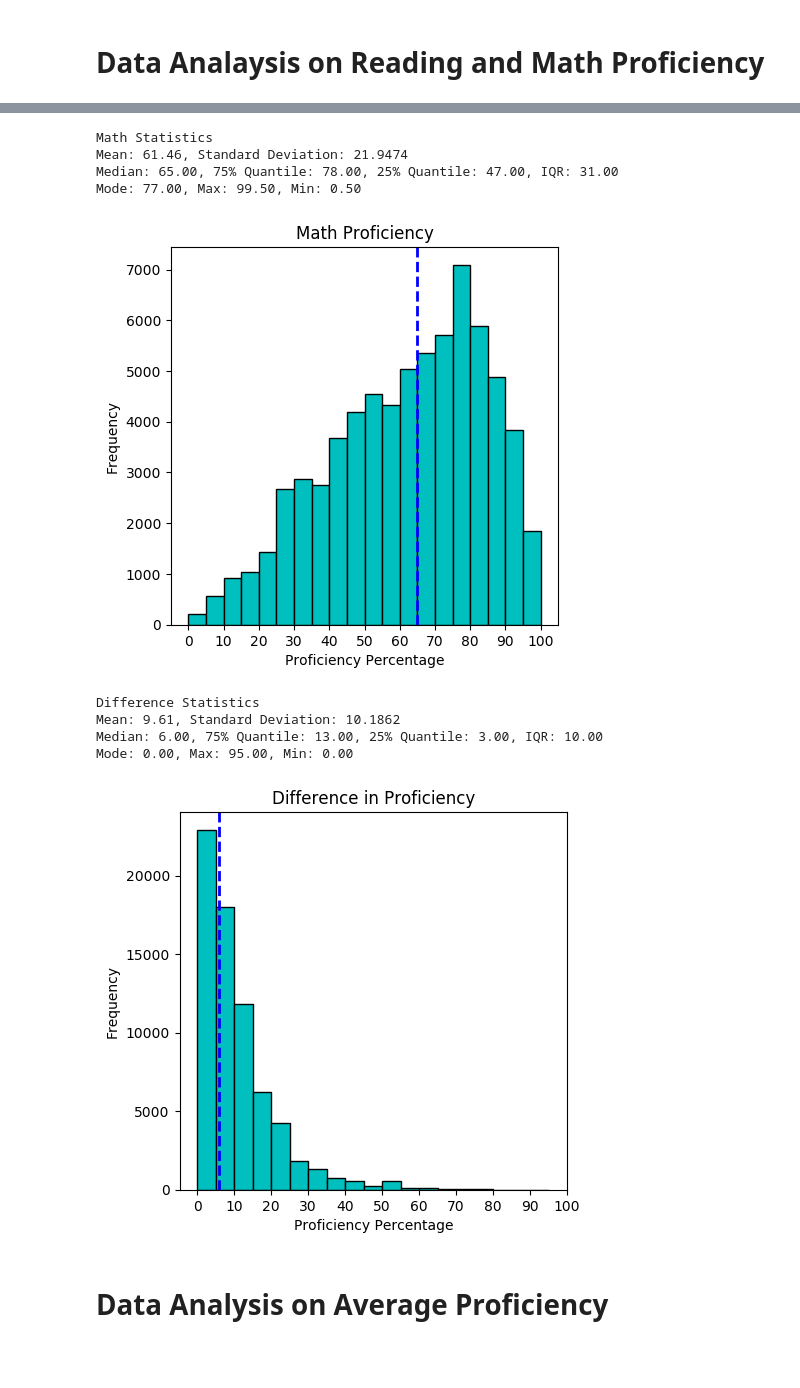
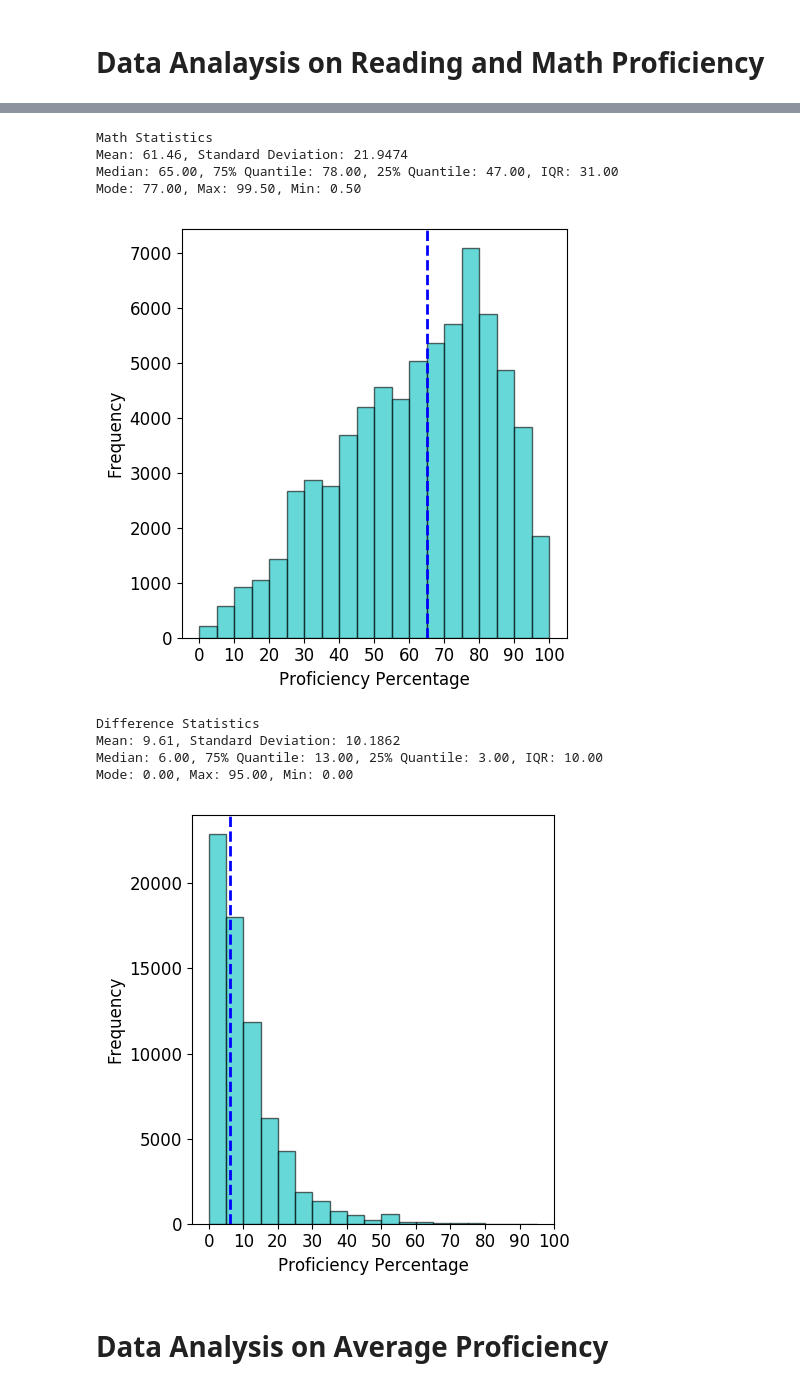
Before and after one commit to chris-tran-16/Education-Inequality, a Jupyter notebook: Code/data_processing.ipynb, the cells around one changed output, grey strips where cells are left out. Saved outputs shown, nothing was run; the diff lists cells and outputs as text; code cells hidden in the pictures; blank space fills up the shorter version.

```diff
--- a/Code/data_processing.ipynb
+++ b/Code/data_processing.ipynb
@@ -12,6 +12,7 @@ import pickle
 import os.path
 
 data_dir = 'data/final_data/'
+image_dir = 'images/'
 # %%
 all_states = ['AL', 'AK', 'AZ', 'AR', 'CA', 'CO', 'CT', 'DE', 'DC', 'MD', 'FL',
        'GA', 'HI', 'ID', 'OR', 'IL', 'IN', 'IA', 'KS', 'KY', 'LA', 'ME',
@@ -298,10 +299,12 @@ def print_stats(stats, name):
     print("Mode: %.2f, Max: %.2f, Min: %.2f" %(stats["mode"], stats["max"], stats["min"]))
 
 def get_hist(column, name, stats, q=False, median=True, xlabel='Proficiency Percentage', bin_size=5,
-            tick_size=10, opacity=1):
+            tick_size=10, opacity=1, dpi=100):
     data = column.as_matrix()
 
-    hist_fig = plt.figure( figsize=(5,5) , dpi=100)
+    plt.rcParams.update({'font.size': 12})
+
+    hist_fig = plt.figure( figsize=(5,5) , dpi=dpi)
 
 #     bin_size = 5
 #     tick_size = 10
@@ -328,7 +331,9 @@ def get_hist(column, name, stats, q=False, median=True, xlabel='Proficiency Perc
 
     plt.xlabel(xlabel)
     plt.ylabel('Frequency')
-    plt.title(name)
+#     plt.title(name)
+    plt.tight_layout()
+    plt.savefig(image_dir + name + ".eps", format="eps", dpi=1000)
     plt.show()
 # %% [markdown]
 # Data Analaysis on Reading and Math Proficiency
@@ -354,24 +359,24 @@ Mode: 77.00, Max: 99.50, Min: 0.50
 # %%
 mstats = get_stats(math_prof)
 print_stats(mstats, "Math")
-get_hist(math_prof, "Math Proficiency", mstats)
+get_hist(math_prof, "prof_math", mstats, opacity=.6)
 # %% [output]
 Math Statistics
 Mean: 61.46, Standard Deviation: 21.9474
 Median: 65.00, 75% Quantile: 78.00, 25% Quantile: 47.00, IQR: 31.00
 Mode: 77.00, Max: 99.50, Min: 0.50
-[figure, old version]
+[figure, new version]
 # %%
 diff = np.abs(reading_prof - math_prof)
 diff_stats = get_stats(diff)
 print_stats(diff_stats, "Difference")
-get_hist(diff, "Difference in Proficiency", diff_stats)
+get_hist(diff, "prof_diff", diff_stats, opacity=.6)
 # %% [output]
 Difference Statistics
 Mean: 9.61, Standard Deviation: 10.1862
 Median: 6.00, 75% Quantile: 13.00, 25% Quantile: 3.00, IQR: 10.00
 Mode: 0.00, Max: 95.00, Min: 0.00
-[figure, old version]
+[figure, new version]
 # %% [markdown]
 # Data Analysis on Average Proficiency
 # %%
```
Also changed, not shown: parts of 20 cells of this notebook, 49 other files.
